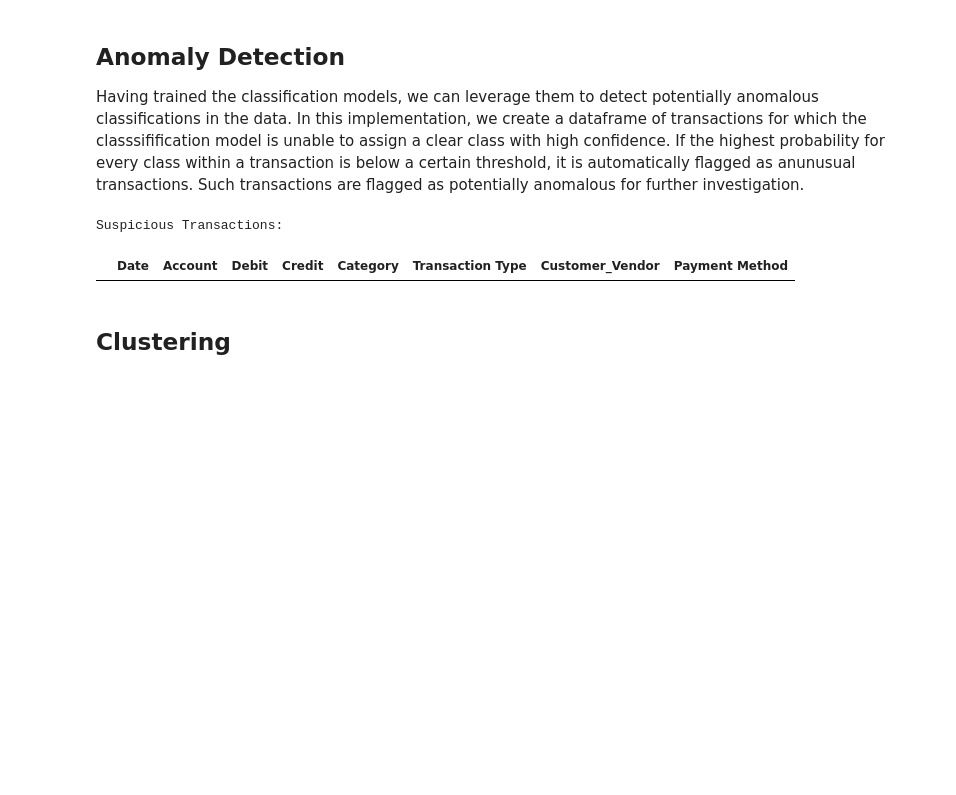
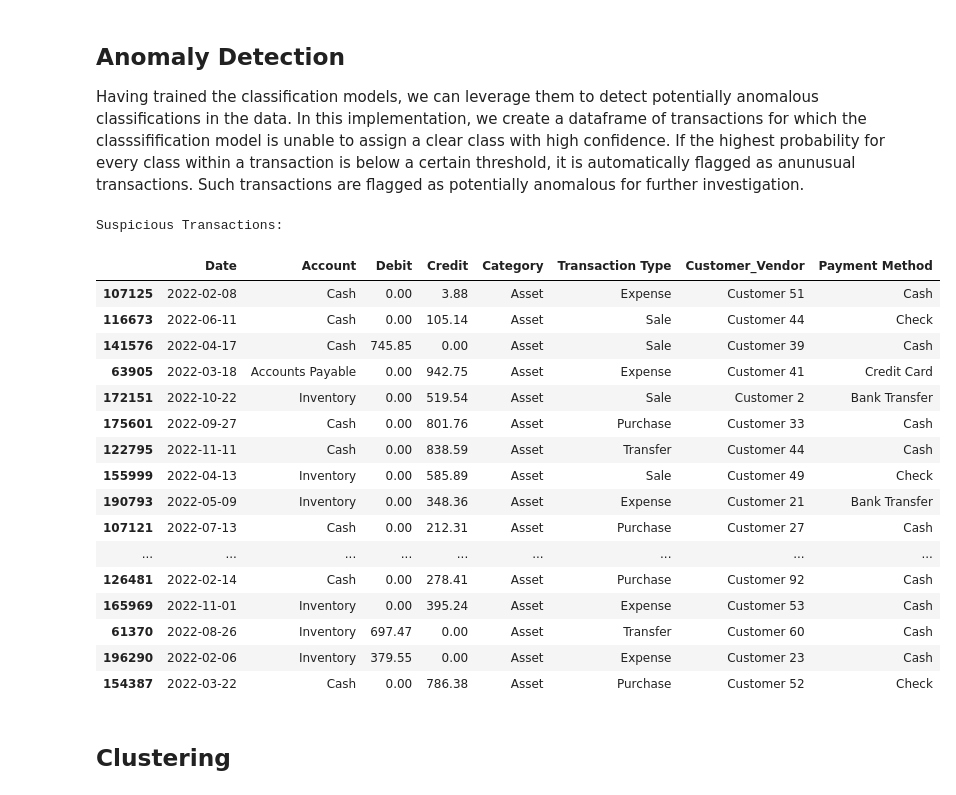
Before and after one commit to mishasinitcyn/Zero-Day-Close, a Jupyter notebook: ML/Financial Accounting ML.ipynb, the cells around one changed output. Saved outputs shown, nothing was run; the diff lists cells and outputs as text; code cells hidden in the pictures; blank space fills up the shorter version.

```diff
--- a/ML/Financial Accounting ML.ipynb
+++ b/ML/Financial Accounting ML.ipynb
@@ -158,22 +146,38 @@ weighted avg       0.90      0.90      0.90     60000
 Having trained the classification models, we can leverage them to detect potentially anomalous classifications in the data. In this implementation, we create a dataframe of transactions for which the classsifification model is unable to assign a clear class with high confidence. If the highest probability for every class within a transaction is below a certain threshold, it is automatically flagged as anunusual transactions. Such transactions are flagged as potentially anomalous for further investigation.
 # %%
 # Example with category classification model
-model = category_classification_model
-probabilities = model.predict_proba(category_X_test)
+model = account_classification_model
+probabilities = model.predict_proba(account_X_test)
 threshold = 0.3 # 30% threshold, dependent on business requirements
 
 suspicious_indices = []
 for i, probs in enumerate(probabilities):
     if max(probs) < threshold:
         suspicious_indices.append(i)
 
-df_suspicious = transaction_type_X_test.iloc[suspicious_indices]
+df_suspicious = account_X_test.iloc[suspicious_indices]
 print("Suspicious Transactions:")
 df_suspicious = df.loc[df_suspicious.index]
 df_suspicious
 # %% [output]
 Suspicious Transactions:
 |  | Date | Account | Debit | Credit | Category | Transaction Type | Customer_Vendor | Payment Method |
+| 107125 | 2022-02-08 | Cash | 0.00 | 3.88 | Asset | Expense | Customer 51 | Cash |
+| 116673 | 2022-06-11 | Cash | 0.00 | 105.14 | Asset | Sale | Customer 44 | Check |
+| 141576 | 2022-04-17 | Cash | 745.85 | 0.00 | Asset | Sale | Customer 39 | Cash |
+| 63905 | 2022-03-18 | Accounts Payable | 0.00 | 942.75 | Asset | Expense | Customer 41 | Credit Card |
+| 172151 | 2022-10-22 | Inventory | 0.00 | 519.54 | Asset | Sale | Customer 2 | Bank Transfer |
+| 175601 | 2022-09-27 | Cash | 0.00 | 801.76 | Asset | Purchase | Customer 33 | Cash |
+| 122795 | 2022-11-11 | Cash | 0.00 | 838.59 | Asset | Transfer | Customer 44 | Cash |
+| 155999 | 2022-04-13 | Inventory | 0.00 | 585.89 | Asset | Sale | Customer 49 | Check |
+| 190793 | 2022-05-09 | Inventory | 0.00 | 348.36 | Asset | Expense | Customer 21 | Bank Transfer |
+| 107121 | 2022-07-13 | Cash | 0.00 | 212.31 | Asset | Purchase | Customer 27 | Cash |
+| ... | ... | ... | ... | ... | ... | ... | ... | ... |
+| 126481 | 2022-02-14 | Cash | 0.00 | 278.41 | Asset | Purchase | Customer 92 | Cash |
+| 165969 | 2022-11-01 | Inventory | 0.00 | 395.24 | Asset | Expense | Customer 53 | Cash |
+| 61370 | 2022-08-26 | Inventory | 697.47 | 0.00 | Asset | Transfer | Customer 60 | Cash |
+| 196290 | 2022-02-06 | Inventory | 379.55 | 0.00 | Asset | Expense | Customer 23 | Cash |
+| 154387 | 2022-03-22 | Cash | 0.00 | 786.38 | Asset | Purchase | Customer 52 | Check |
 # %% [markdown]
 ## Clustering
 # %% [markdown]
```
Also changed, not shown: parts of 2 cells of this notebook, 4 other files.
